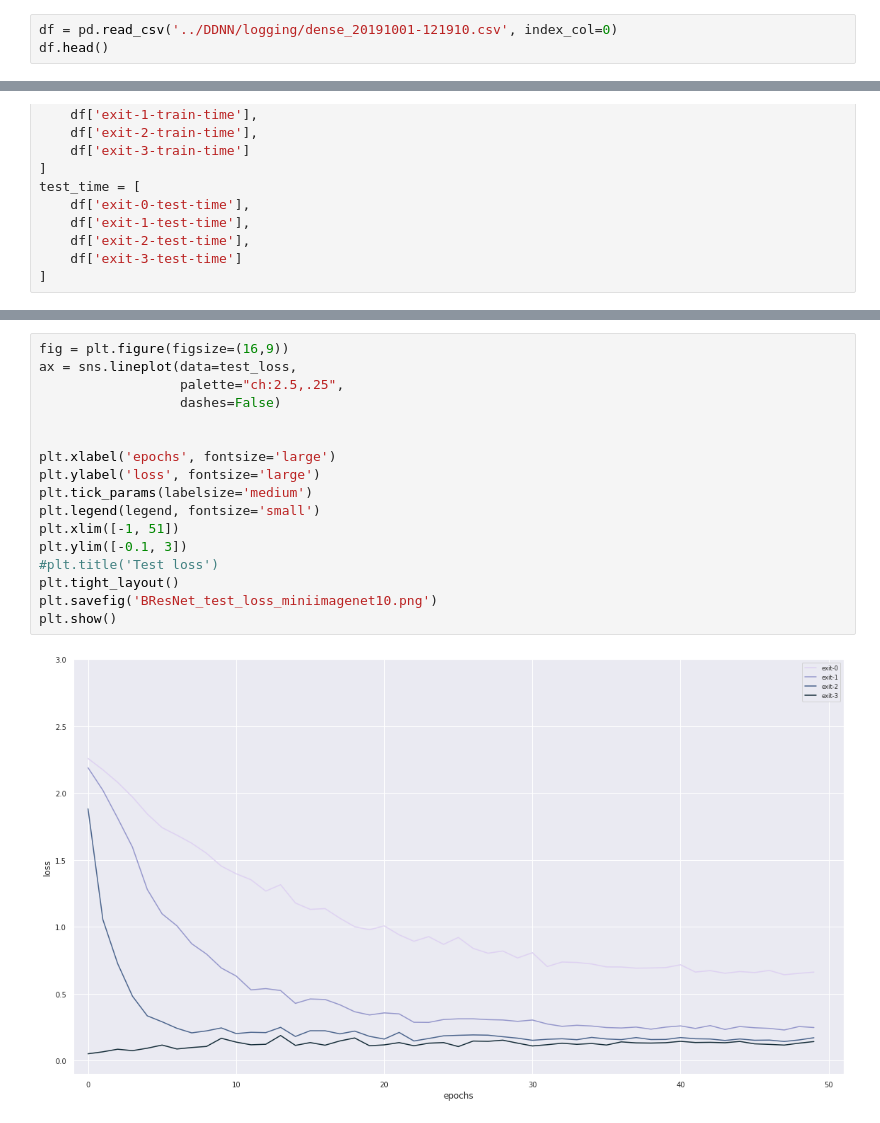
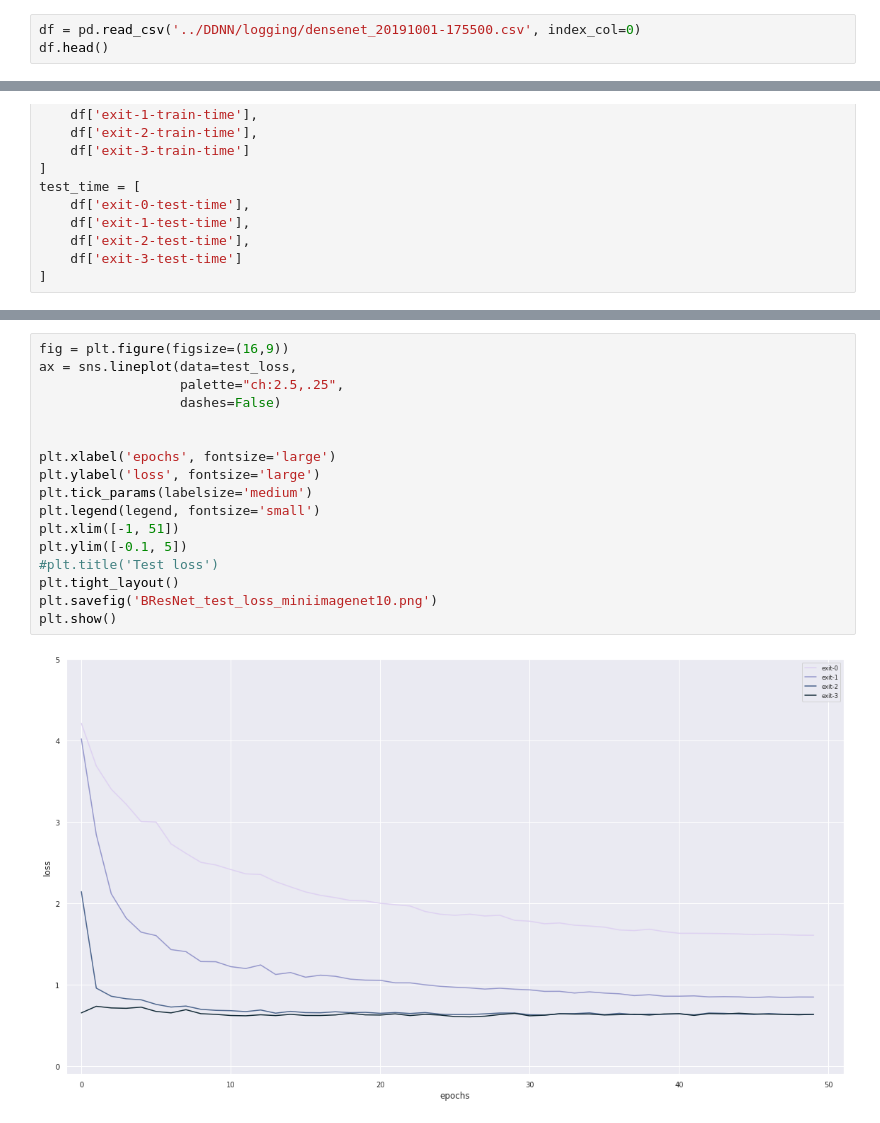
Before and after one commit to AlexKarlsen/thesis-src, a Jupyter notebook: Train Visualization/Train Validation Visualization BDenseNet miniimagenet.ipynb, the cells around one changed output, grey strips where cells are left out. Saved outputs shown, nothing was run; the diff lists cells and outputs as text.

```diff
--- a/Train Visualization/Train Validation Visualization BDenseNet miniimagenet.ipynb
+++ b/Train Visualization/Train Validation Visualization BDenseNet miniimagenet.ipynb
@@ -18,7 +18,7 @@ import seaborn as sns; sns.set()
 import matplotlib.pyplot as plt
 plt.rcParams.update({'font.size': 18})
 # %%
-df = pd.read_csv('../DDNN/logging/dense_20191001-121910.csv', index_col=0)
+df = pd.read_csv('../DDNN/logging/densenet_20191001-175500.csv', index_col=0)
 df.head()
 # %% [output]
 |  | exit-0-train-loss | exit-1-train-loss | exit-2-train-loss | exit-3-train-loss | exit-0-train-accuracy | ... |
@@ -113,22 +113,22 @@ plt.show()
 # %%
 fig = plt.figure(figsize=(16,9))
 ax = sns.lineplot(data=test_loss,
                   palette="ch:2.5,.25",
                   dashes=False)
 
 
 plt.xlabel('epochs', fontsize='large')
 plt.ylabel('loss', fontsize='large')
 plt.tick_params(labelsize='medium')
 plt.legend(legend, fontsize='small')
 plt.xlim([-1, 51])
-plt.ylim([-0.1, 3])
+plt.ylim([-0.1, 5])
 #plt.title('Test loss')
 plt.tight_layout()
 plt.savefig('BResNet_test_loss_miniimagenet10.png')
 plt.show()
 # %% [output]
-[figure, old version]
+[figure, new version]
 # %%
 fig = plt.figure(figsize=(16,9))
 ax = sns.lineplot(data=test_acc,
```
Also changed, not shown: parts of 6 cells of this notebook, 4 other files.
